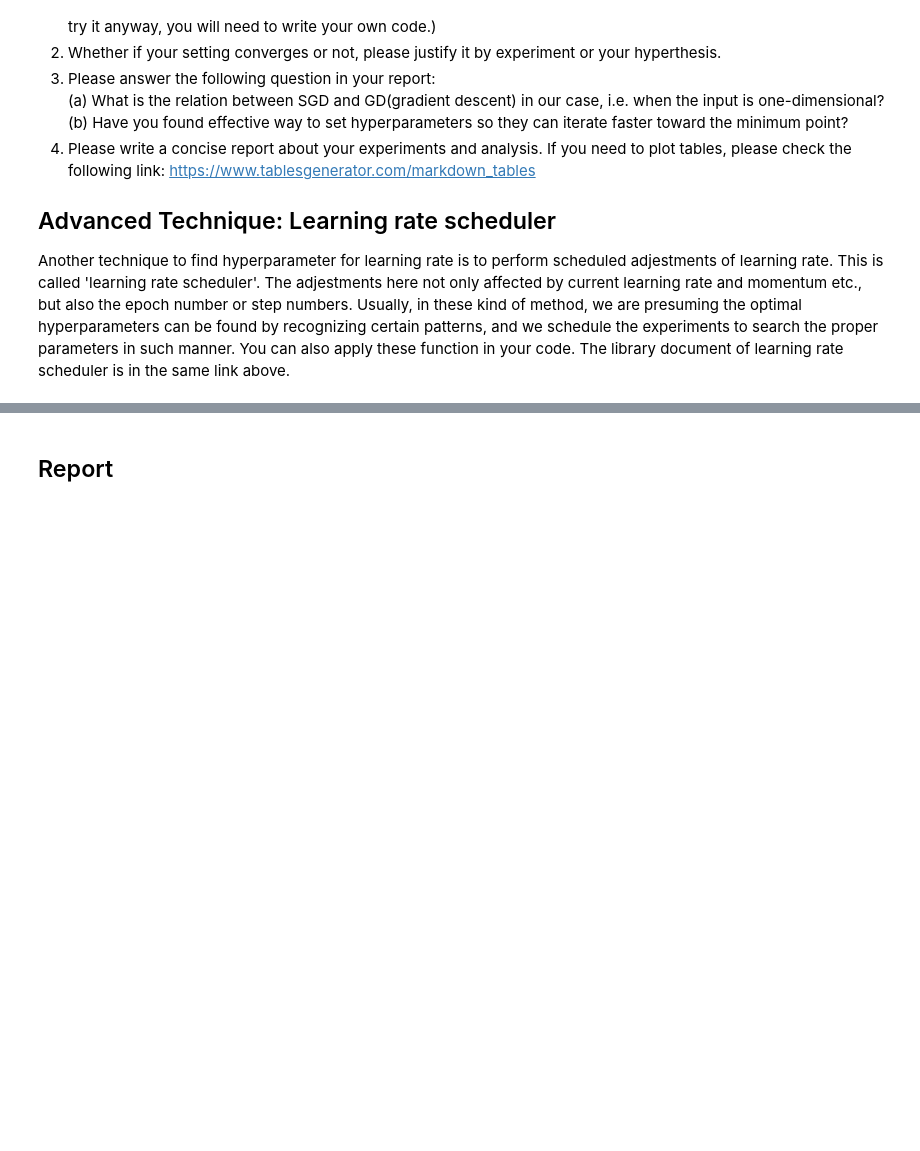
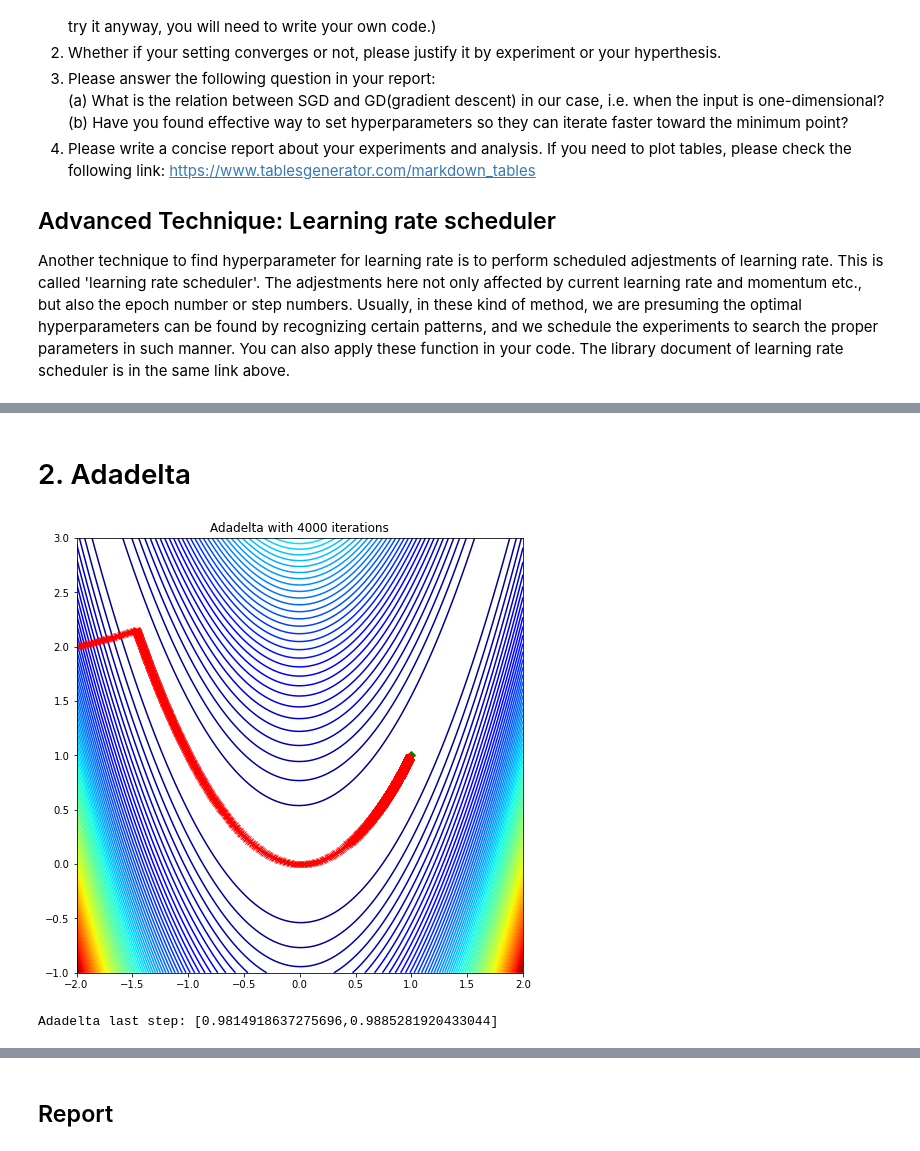
Before and after one commit to bsraya/nthu-numerical-optimization, a Jupyter notebook: hw2.ipynb, the cells around one changed output, grey strips where cells are left out. Cells and saved outputs as stored; diff of their text form; code cells hidden in the pictures; blank space fills up the shorter version.

```diff
--- a/hw2.ipynb
+++ b/hw2.ipynb
@@ -87,0 +96,17 @@ experiment(optimizer = optim.SGD, hyperparameters = {'lr':0.0125, 'momentum':0.9
+# %% [markdown]
+# 2. Adadelta
+# %%
+adadelta_steps = experiment(
+  optimizer = optim.Adadelta,
+  hyperparameters= {
+    'rho': 1,
+    'eps': 0.001,
+    'lr': 0.0125,
+    'weight_decay': 0.001
+  },
+  iters = 4000
+)
+print(f"Adadelta last step: [{adadelta_steps[0][-1]},{adadelta_steps[1][-1]}]")
+# %% [output]
+[figure, added]
+Adadelta last step: [0.9814918637275696,0.9885281920433044]
```
Also changed, not shown: parts of 25 cells of this notebook, 3 other files.
